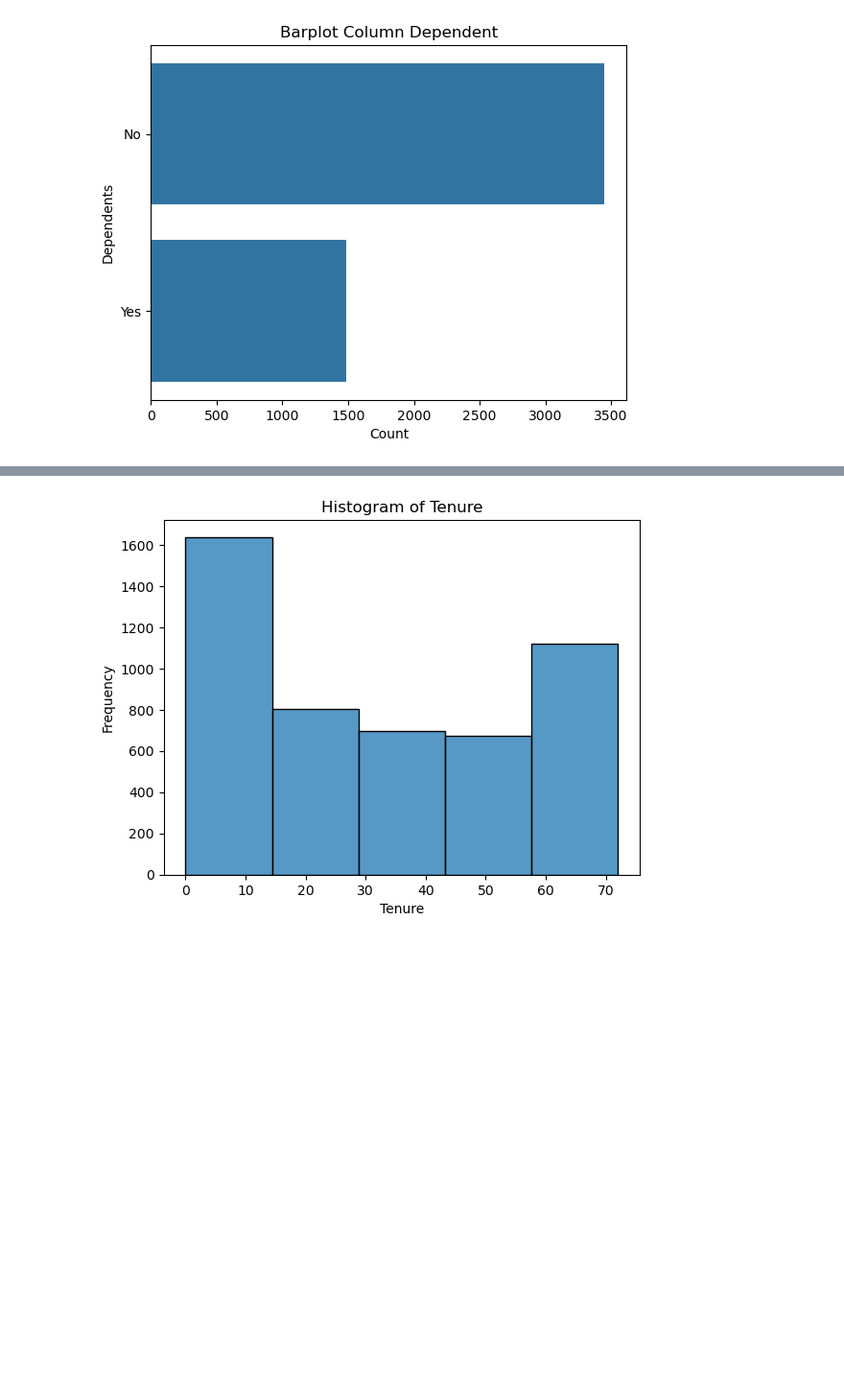
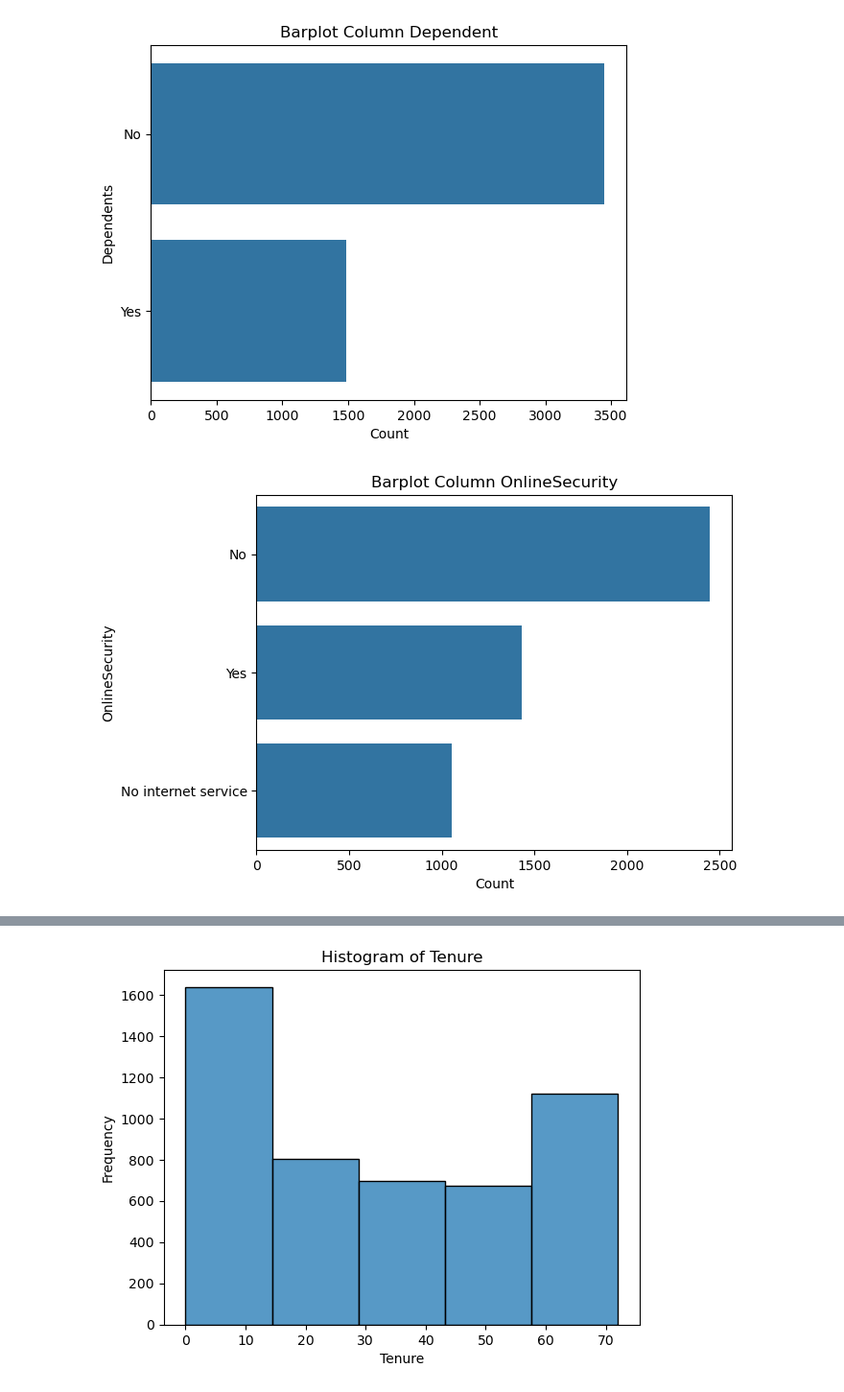
Before and after one commit to fahdmuchammad/Capstone-3-Purwadhika-Machine-learning, a Jupyter notebook: Capstone_3_Muchammad Fahd_Telco.ipynb, the cells around one changed output, grey strips where cells are left out. Shown at 96% size. Saved outputs shown, nothing was run; the diff lists cells and outputs as text; code cells hidden in the pictures; blank space fills up the shorter version.

```diff
--- a/Capstone_3_Muchammad Fahd_Telco.ipynb
+++ b/Capstone_3_Muchammad Fahd_Telco.ipynb
@@ -117,3 +117,13 @@ plt.title('Barplot Column Dependent')
 plt.show()
 # %% [output]
 [figure]
+# %%
+secure_counts = df['OnlineSecurity'].value_counts().reset_index()
+secure_counts.columns = ['OnlineSecurity', 'Count']
+
+# Create a horizontal bar plot
+sns.barplot(x='Count', y='OnlineSecurity', data=secure_counts)
+plt.title('Barplot Column OnlineSecurity')
+plt.show()
+# %% [output]
+[figure, added]
```
Also changed, not shown: parts of 7 cells of this notebook.
